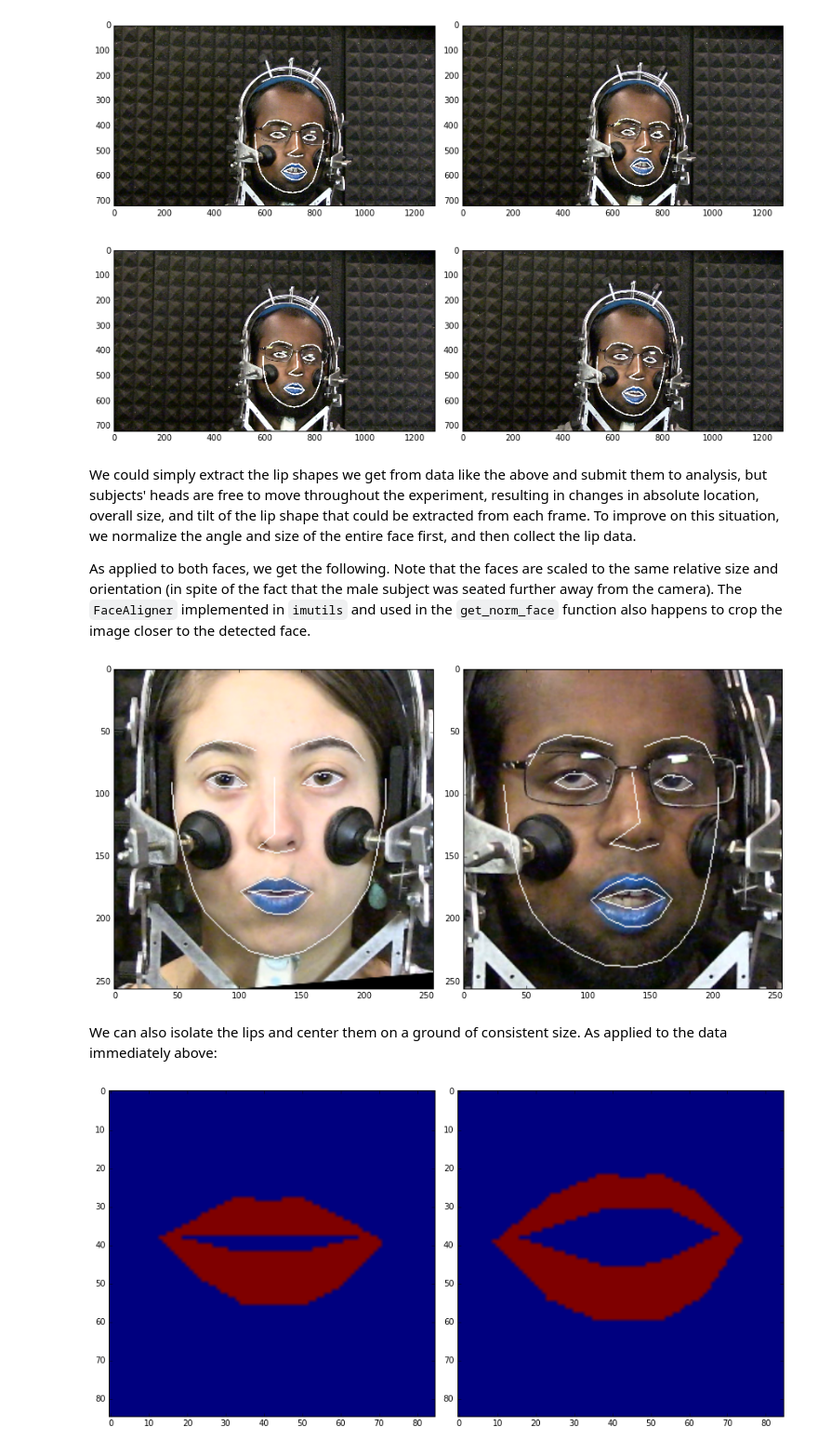
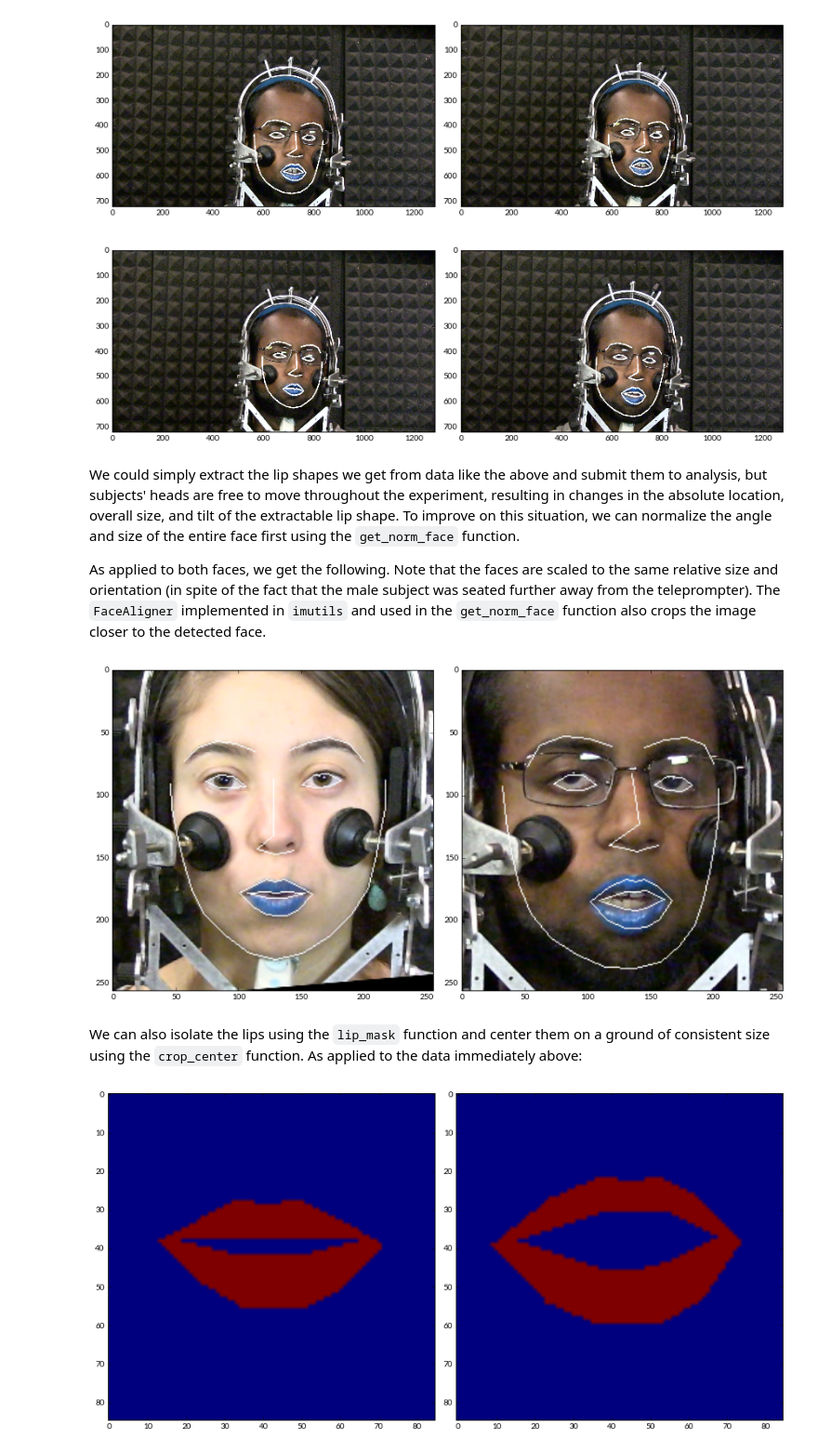
Before and after one commit to mfaytak/imgphon, a Jupyter notebook: lip-demo.ipynb, the cells around one changed output. Shown at 93% size. Saved outputs shown, nothing was run; the diff lists cells and outputs as text; code cells hidden in the pictures.

```diff
--- a/lip-demo.ipynb
+++ b/lip-demo.ipynb
@@ -13,4 +9,6 @@ These installs would simply be included in the notebook, but doing the dlib inst
 # %%
+# -*- coding: utf-8 -*-
+
 from imgphon import helmet
 from imgphon import imgphon as iph # TODO fix issue with detector and predictor
 import os, subprocess, glob, re
@@ -20,8 +18,11 @@ import cv2
 import dlib
 from imutils.face_utils import FaceAligner
 import matplotlib.pyplot as plt
+
+# set some plot properties
 %matplotlib inline
-plt.rcParams['figure.figsize'] = [x*2 for x in plt.rcParams['figure.figsize']] # double plot window size]
+plt.rc('font', family='Lato') # IPA-compatible font
+plt.rcParams['figure.figsize'] = [x*2 for x in plt.rcParams['figure.figsize']] # double plot window size
 # %% [markdown]
 ### Required files
 
@@ -29,4 +30,4 @@ Beyond the installs, dlib needs a face training data set in order for the landma
 # %%
-detector = dlib.get_frontal_face_detector()
-predictor = dlib.shape_predictor('shape_predictor_68_face_landmarks.dat')
-aligner = FaceAligner(predictor, desiredFaceWidth = 256)
+det = dlib.get_frontal_face_detector()
+pred = dlib.shape_predictor('../shape_predictor_68_face_landmarks.dat')
+algn = FaceAligner(predictor, desiredFaceWidth = 256)
@@ -41,9 +42,9 @@ Let's take a first look at the data. After the data has been read in as an ndarr
 # %%
-def landmark_plot_prep(target_dir,frame_idx):
+def landmark_plot_prep(target_dir, frame_idx):
     bmp = os.listdir(target_dir)[frame_idx] # get -70th file in dir and ...
-    frame = cv2.imread(os.path.join(target_dir,bmp)) # read in as ndarray
+    frame = cv2.imread(os.path.join(target_dir, bmp)) # read in as ndarray
     rgb = cv2.cvtColor(frame, cv2.COLOR_BGR2RGB) # change color map to RGB for display
-    marks = iph.detect_landmarks(frame) # detect landmarks using imgphon
+    marks = iph.detect_landmarks(frame, detector=det, predictor=pred) # detect landmarks using imgphon
     return rgb, marks
 
 rgb,marks = landmark_plot_prep('../40-lip-frames',-70) # get -70th frame for Subject 40 and...
@@ -102,28 +103,28 @@ plt.show()
 # %% [output]
 [figure]
 # %% [markdown]
-We could simply extract the lip shapes we get from data like the above and submit them to analysis, but subjects' heads are free to move throughout the experiment, resulting in changes in absolute location, overall size, and tilt of the lip shape that could be extracted from each frame. To improve on this situation, we normalize the angle and size of the entire face first, and then collect the lip data.
+We could simply extract the lip shapes we get from data like the above and submit them to analysis, but subjects' heads are free to move throughout the experiment, resulting in changes in the absolute location, overall size, and tilt of the extractable lip shape. To improve on this situation, we can normalize the angle and size of the entire face first using the `get_norm_face` function.
 
-As applied to both faces, we get the following. Note that the faces are scaled to the same relative size and orientation (in spite of the fact that the male subject was seated further away from the camera). The `FaceAligner` implemented in `imutils` and used in the `get_norm_face` function also happens to crop the image closer to the detected face.
+As applied to both faces, we get the following. Note that the faces are scaled to the same relative size and orientation (in spite of the fact that the male subject was seated further away from the teleprompter). The `FaceAligner` implemented in `imutils` and used in the `get_norm_face` function also crops the image closer to the detected face.
 # %%
 rgbF,marksF = landmark_plot_prep('../40-lip-frames',-75) # the female subject
-alignF = iph.get_norm_face(rgbF)
-align_marksF = iph.detect_landmarks(alignF)
+alignF = iph.get_norm_face(rgbF, detector=det, predictor=pred, aligner=algn)
+align_marksF = iph.detect_landmarks(alignF, detector=det, predictor=pred)
 
 rgbM,marksM = landmark_plot_prep('../32-lip-frames',-72) # the male subject
-alignM = iph.get_norm_face(rgbM)
-align_marksM = iph.detect_landmarks(alignM)
+alignM = iph.get_norm_face(rgbM, detector=det, predictor=pred, aligner=algn)
+align_marksM = iph.detect_landmarks(alignM, detector=det, predictor=pred)
 
 plt.subplot(1,2,1)
 plt.imshow(iph.draw_landmarks(alignF,align_marksF,line_width=1))
 plt.subplot(1,2,2)
 plt.imshow(iph.draw_landmarks(alignM,align_marksM,line_width=1))
 plt.tight_layout()
 plt.show()
 # %% [output]
-[figure, old version]
+[figure, new version]
 # %% [markdown]
-We can also isolate the lips and center them on a ground of consistent size. As applied to the data immediately above:
+We can also isolate the lips using the `lip_mask` function and center them on a ground of consistent size using the `crop_center` function. As applied to the data immediately above:
 # %%
 maskF = iph.lip_mask(alignF, align_marksF)
 maskM = iph.lip_mask(alignM, align_marksM)
```
Also changed, not shown: parts of 34 cells of this notebook, 2 other files.
